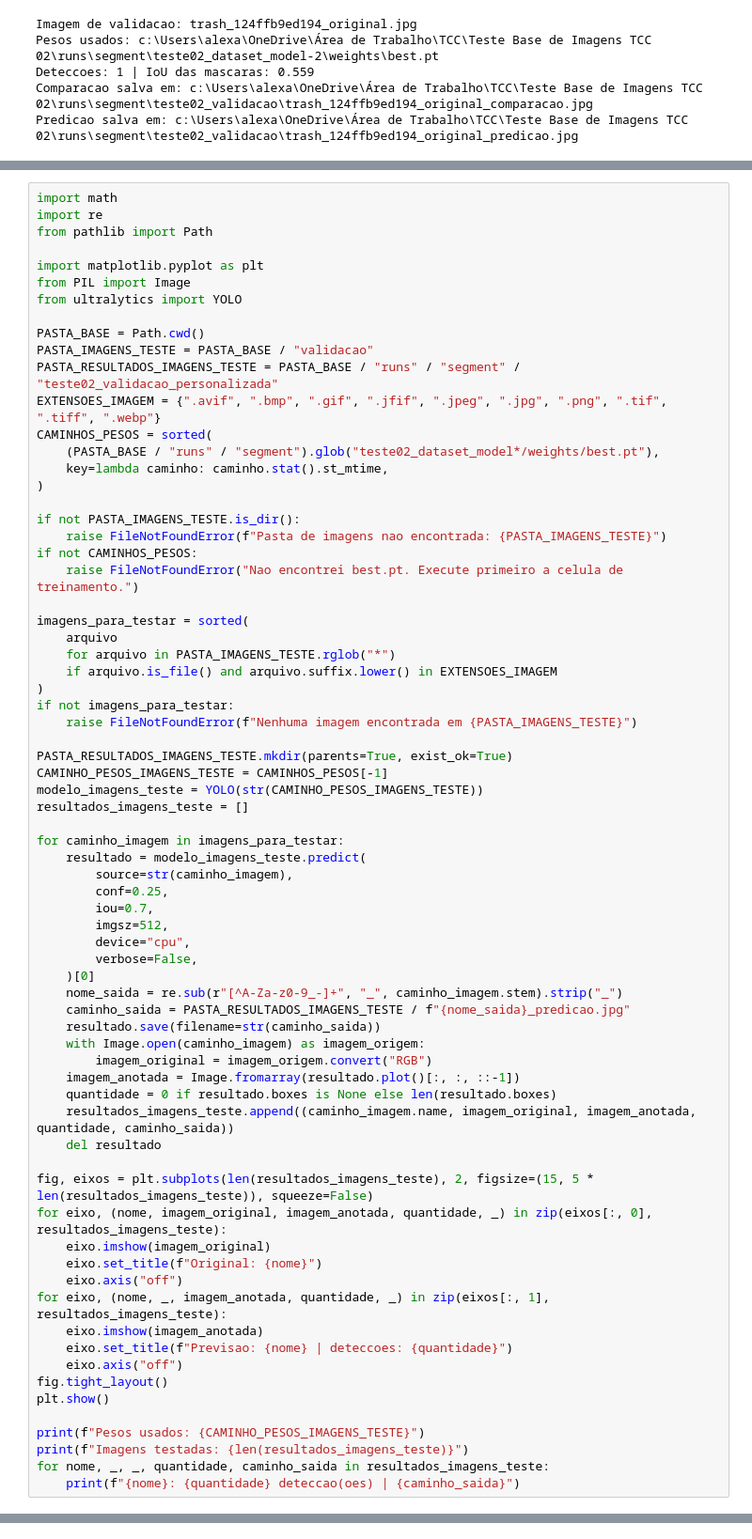
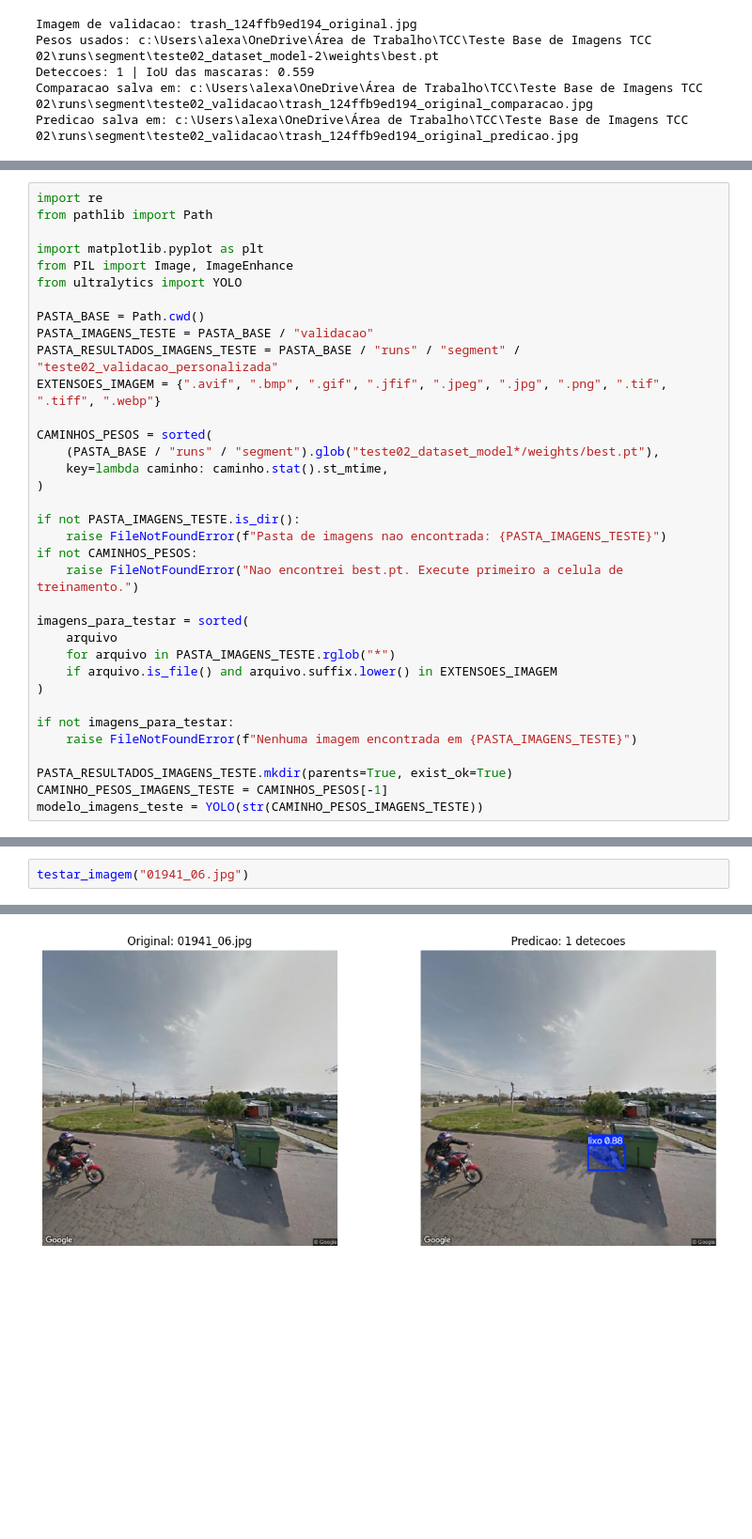
Before and after one commit to grupo-7-tcc-2026/testando_reconhecimento_imagens, a Jupyter notebook: TesteBaseImagensTCC02/teste02.ipynb, the cells around one changed output, grey strips where cells are left out. Shown at 94% size. Drawn from its saved outputs; the diff is of its cells as text; blank space fills up the shorter version.

Commit message:
Ajustando script do teste02

```diff
--- a/TesteBaseImagensTCC02/teste02.ipynb
+++ b/TesteBaseImagensTCC02/teste02.ipynb
@@ -465,18 +502,18 @@ Metricas no split val:
   metrics/mAP50-95(M): 0.4249
   fitness: 0.8988
 # %%
-import math
 import re
 from pathlib import Path
 
 import matplotlib.pyplot as plt
-from PIL import Image
+from PIL import Image, ImageEnhance
 from ultralytics import YOLO
 
 PASTA_BASE = Path.cwd()
 PASTA_IMAGENS_TESTE = PASTA_BASE / "validacao"
 PASTA_RESULTADOS_IMAGENS_TESTE = PASTA_BASE / "runs" / "segment" / "teste02_validacao_personalizada"
 EXTENSOES_IMAGEM = {".avif", ".bmp", ".gif", ".jfif", ".jpeg", ".jpg", ".png", ".tif", ".tiff", ".webp"}
+
 CAMINHOS_PESOS = sorted(
     (PASTA_BASE / "runs" / "segment").glob("teste02_dataset_model*/weights/best.pt"),
     key=lambda caminho: caminho.stat().st_mtime,
@@ -492,46 +529,10 @@ imagens_para_testar = sorted(
     for arquivo in PASTA_IMAGENS_TESTE.rglob("*")
     if arquivo.is_file() and arquivo.suffix.lower() in EXTENSOES_IMAGEM
 )
+
 if not imagens_para_testar:
     raise FileNotFoundError(f"Nenhuma imagem encontrada em {PASTA_IMAGENS_TESTE}")
 
 PASTA_RESULTADOS_IMAGENS_TESTE.mkdir(parents=True, exist_ok=True)
 CAMINHO_PESOS_IMAGENS_TESTE = CAMINHOS_PESOS[-1]
 modelo_imagens_teste = YOLO(str(CAMINHO_PESOS_IMAGENS_TESTE))
-resultados_imagens_teste = []
-
-for caminho_imagem in imagens_para_testar:
-    resultado = modelo_imagens_teste.predict(
-        source=str(caminho_imagem),
-        conf=0.25,
-        iou=0.7,
-        imgsz=512,
-        device="cpu",
-        verbose=False,
-    )[0]
-    nome_saida = re.sub(r"[^A-Za-z0-9_-]+", "_", caminho_imagem.stem).strip("_")
-    caminho_saida = PASTA_RESULTADOS_IMAGENS_TESTE / f"{nome_saida}_predicao.jpg"
-    resultado.save(filename=str(caminho_saida))
-    with Image.open(caminho_imagem) as imagem_origem:
-        imagem_original = imagem_origem.convert("RGB")
-    imagem_anotada = Image.fromarray(resultado.plot()[:, :, ::-1])
-    quantidade = 0 if resultado.boxes is None else len(resultado.boxes)
-    resultados_imagens_teste.append((caminho_imagem.name, imagem_original, imagem_anotada, quantidade, caminho_saida))
-    del resultado
-
-fig, eixos = plt.subplots(len(resultados_imagens_teste), 2, figsize=(15, 5 * len(resultados_imagens_teste)), squeeze=False)
-for eixo, (nome, imagem_original, imagem_anotada, quantidade, _) in zip(eixos[:, 0], resultados_imagens_teste):
-    eixo.imshow(imagem_original)
-    eixo.set_title(f"Original: {nome}")
-    eixo.axis("off")
-for eixo, (nome, _, imagem_anotada, quantidade, _) in zip(eixos[:, 1], resultados_imagens_teste):
-    eixo.imshow(imagem_anotada)
-    eixo.set_title(f"Previsao: {nome} | deteccoes: {quantidade}")
-    eixo.axis("off")
-fig.tight_layout()
-plt.show()
-
-print(f"Pesos usados: {CAMINHO_PESOS_IMAGENS_TESTE}")
-print(f"Imagens testadas: {len(resultados_imagens_teste)}")
-for nome, _, _, quantidade, caminho_saida in resultados_imagens_teste:
-    print(f"{nome}: {quantidade} deteccao(oes) | {caminho_saida}")
@@ -546,0 +596,3 @@ WhatsApp Image 2026-04-21 at 16.24.21.jpeg: 0 deteccao(oes) | c:\Users\alexa\One
+# %%
+testar_imagem("01941_06.jpg")
+# %% [output]
@@ -546,0 +600 @@ WhatsApp Image 2026-04-21 at 16.24.21.jpeg: 0 deteccao(oes) | c:\Users\alexa\One
+[figure, added]
```
Also changed, not shown: parts of 13 cells of this notebook, 5 other files.
